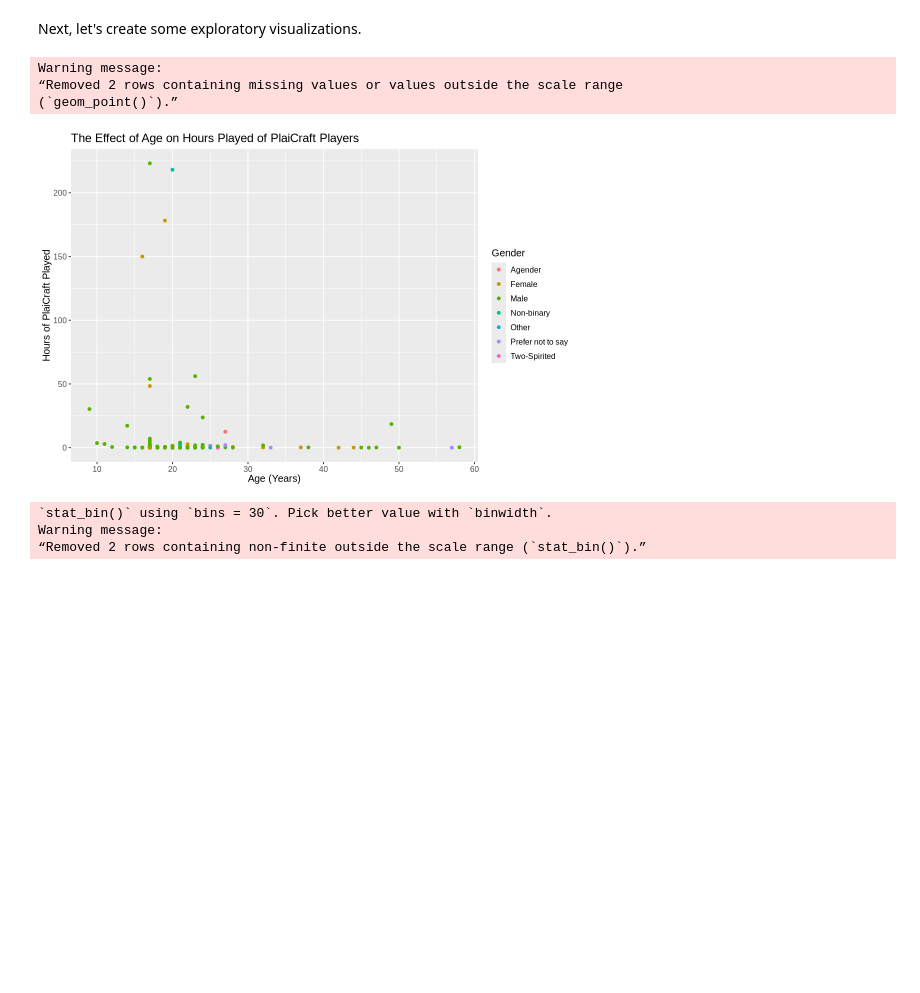
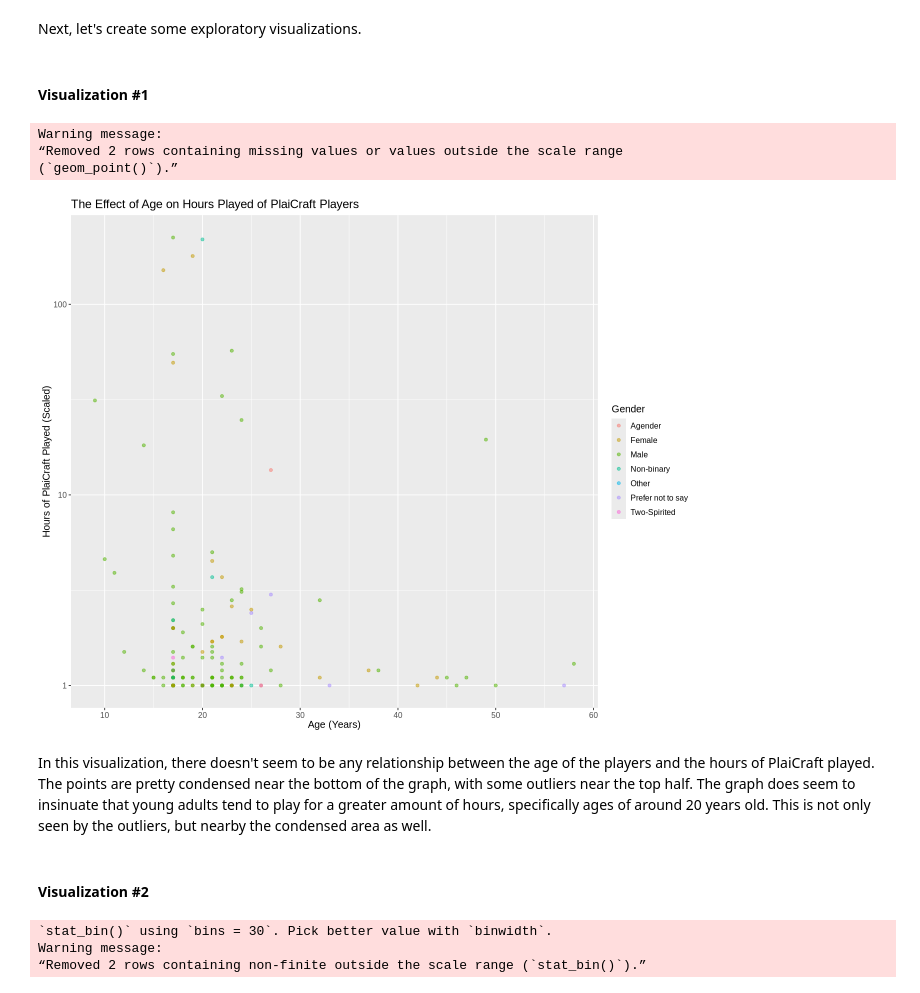
Before and after one commit to tchan0717/dsci-100-2025w1-group-36, a Jupyter notebook: plaicraft_project.ipynb, the cells around one changed output. Cells and saved outputs as stored; diff of their text form; code cells hidden in the pictures; blank space fills up the shorter version.

```diff
--- a/plaicraft_project.ipynb
+++ b/plaicraft_project.ipynb
@@ -167,19 +169,26 @@ A tibble: 1 × 2
 | 5.845918 | 21.13918 |
 # %% [markdown]
 Next, let's create some exploratory visualizations.
+# %% [markdown]
+#### Visualization #1
 # %%
-options(repr.plot.width = 9, repr.plot.height = 6)
-played_hours_age_plot <- ggplot(players_data, aes(x = Age, y = played_hours, colour = gender)) +
-                            geom_point() +
-                            labs(x = "Age (Years)", y = "Hours of PlaiCraft Played", colour = "Gender") +
+options(repr.plot.width = 11, repr.plot.height = 9)
+played_hours_age_plot <- ggplot(players_data, aes(x = Age, y = played_hours + 1, colour = gender)) +
+                            geom_point(alpha = 0.5) +
+                            labs(x = "Age (Years)", y = "Hours of PlaiCraft Played (Scaled)", colour = "Gender") +
                             ggtitle("The Effect of Age on Hours Played of PlaiCraft Players") +
+                            scale_y_log10() +
                             theme(text = element_text(size = 12))
 played_hours_age_plot
 # %% [output]
 Warning message:
 “Removed 2 rows containing missing values or values outside the scale range
 (`geom_point()`).”
-[figure, old version]
+[figure, new version]
+# %% [markdown]
+In this visualization, there doesn't seem to be any relationship between the age of the players and the hours of PlaiCraft played. The points are pretty condensed near the bottom of the graph, with some outliers near the top half. The graph does seem to insinuate that young adults tend to play for a greater amount of hours, specifically ages of around 20 years old. This is not only seen by the outliers, but nearby the condensed area as well.
+# %% [markdown]
+#### Visualization #2
 # %%
 options(repr.plot.width = 9, repr.plot.height = 6)
 age_histogram <- ggplot(players_data, aes(x = Age)) +
```
Also changed, not shown: parts of 16 cells of this notebook.
